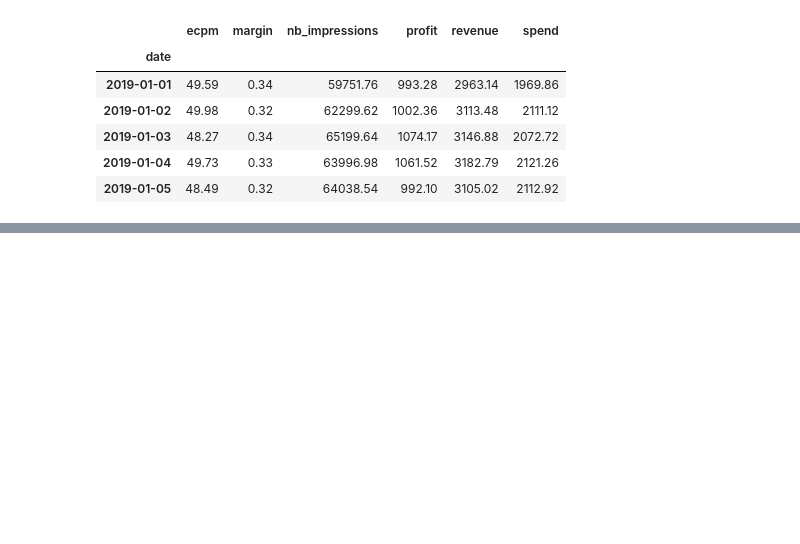
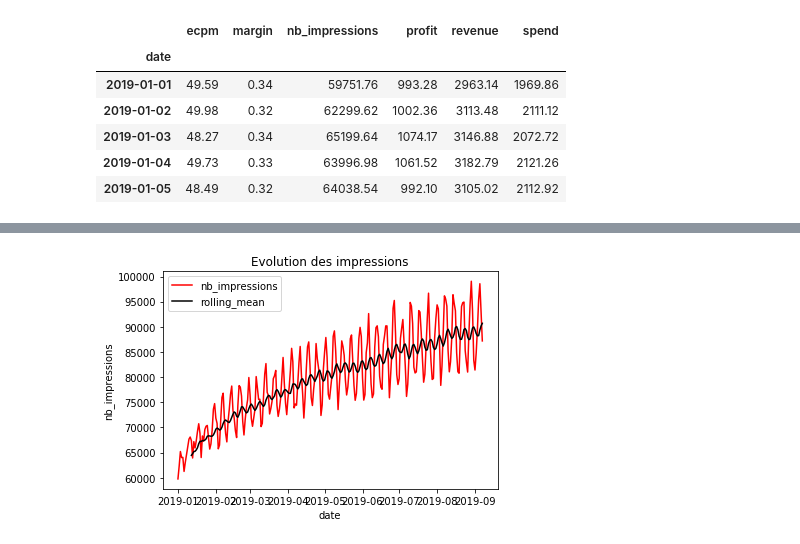
Before and after one commit to architgarg1515/madbox, a Jupyter notebook: madbox_test.ipynb, the cells around one changed output, grey strips where cells are left out. Saved outputs shown, nothing was run; the diff lists cells and outputs as text; code cells hidden in the pictures; blank space fills up the shorter version.

```diff
--- a/madbox_test.ipynb
+++ b/madbox_test.ipynb
@@ -65,0 +90,12 @@ array([[ 1.        ,  0.97703771],
+# %%
+plt.plot(df.nb_impressions, 'r', label = 'nb_impressions')
+plt.plot(rolling_mean.nb_impressions, 'black', label = 'rolling_mean')
+
+plt.title("Evolution des impressions")
+plt.legend()
+plt.xlabel("date")
+plt.ylabel("nb_impressions")
+
+plt.show()
+# %% [output]
+[figure, added]
```
Also changed, not shown: parts of 19 cells of this notebook.
